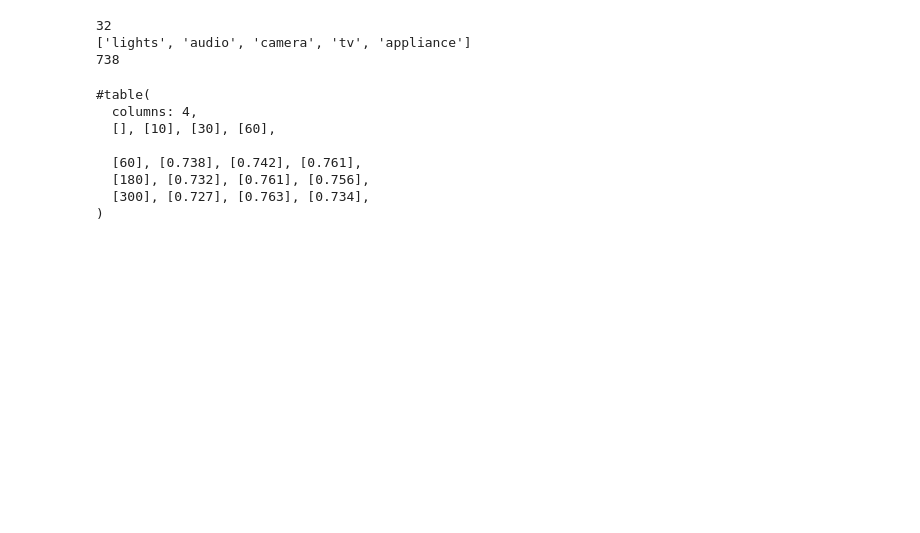
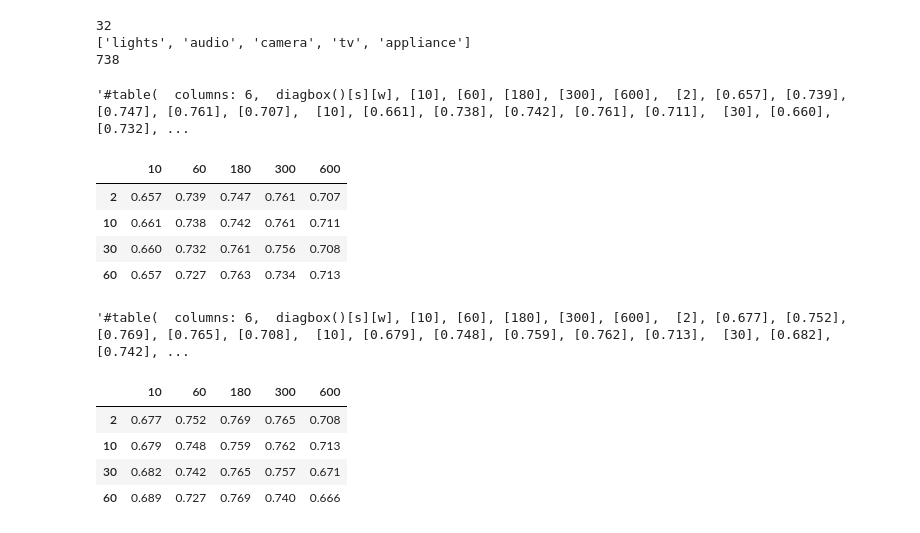
Before and after one commit to JackRobbers/thesis, a Jupyter notebook: analysis.ipynb, the cells around one changed output. Drawn from its saved outputs; the diff is of its cells as text; code cells hidden in the pictures; blank space fills up the shorter version.

```diff
--- a/analysis.ipynb
+++ b/analysis.ipynb
@@ -576,10 +630,8 @@ print(len(c.data[0].testing))
 # TODO would ordering this by median be easier?
 
 plt.show()
-window_sizes = [60, 180, 300]
-shifts = [10, 30, 60]
-# arr = np.zeros((3, 3))
-
+window_sizes = [10, 60, 180, 300, 600]
+shifts = [2, 10, 30, 60]
 
 df = pd.DataFrame(
     [
@@ -595,21 +647,46 @@ df = pd.DataFrame(
         ]
         for shift in shifts
     ],
+    shifts,
     window_sizes,
-    shifts,
 )
+# %%
+window_sizes = [10, 60, 180, 300, 600]
+shifts = [2, 10, 30, 60]
+df_both = pd.DataFrame(
+    [
+        [
+            Experiment(
+                c,
+                State.IDLE,
+                Metric.MEAN_NO_OUTLIERS,
+                window_size,
+                shift,
+            ).f1_macro_average
+            for window_size in window_sizes
+        ]
+        for shift in shifts
+    ],
+    shifts,
+    window_sizes,
+)
 # %%
 # | label: results
 
 
-typst_table(df, index=True)
+typst_table(df, style=lambda style: style.highlight_between(left=0.7))
+typst_table(df_both)
 # %% [output]
-#table(
-  columns: 4,
-  [], [10], [30], [60],
-
-  [60], [0.738], [0.742], [0.761],
-  [180], [0.732], [0.761], [0.756],
-  [300], [0.727], [0.763], [0.734],
-)
+'#table(  columns: 6,  diagbox()[s][w], [10], [60], [180], [300], [600],  [2], [0.657], [0.739], [0.747], [0.761], [0.707],  [10], [0.661], [0.738], [0.742], [0.761], [0.711],  [30], [0.660], [0.732], ...
+|  | 10 | 60 | 180 | 300 | 600 |
+| 2 | 0.657 | 0.739 | 0.747 | 0.761 | 0.707 |
+| 10 | 0.661 | 0.738 | 0.742 | 0.761 | 0.711 |
+| 30 | 0.660 | 0.732 | 0.761 | 0.756 | 0.708 |
+| 60 | 0.657 | 0.727 | 0.763 | 0.734 | 0.713 |
+'#table(  columns: 6,  diagbox()[s][w], [10], [60], [180], [300], [600],  [2], [0.677], [0.752], [0.769], [0.765], [0.708],  [10], [0.679], [0.748], [0.759], [0.762], [0.713],  [30], [0.682], [0.742], ...
+|  | 10 | 60 | 180 | 300 | 600 |
+| 2 | 0.677 | 0.752 | 0.769 | 0.765 | 0.708 |
+| 10 | 0.679 | 0.748 | 0.759 | 0.762 | 0.713 |
+| 30 | 0.682 | 0.742 | 0.765 | 0.757 | 0.671 |
+| 60 | 0.689 | 0.727 | 0.769 | 0.740 | 0.666 |
 # %%
```
Also changed, not shown: parts of 3 cells of this notebook, 4 other files.
